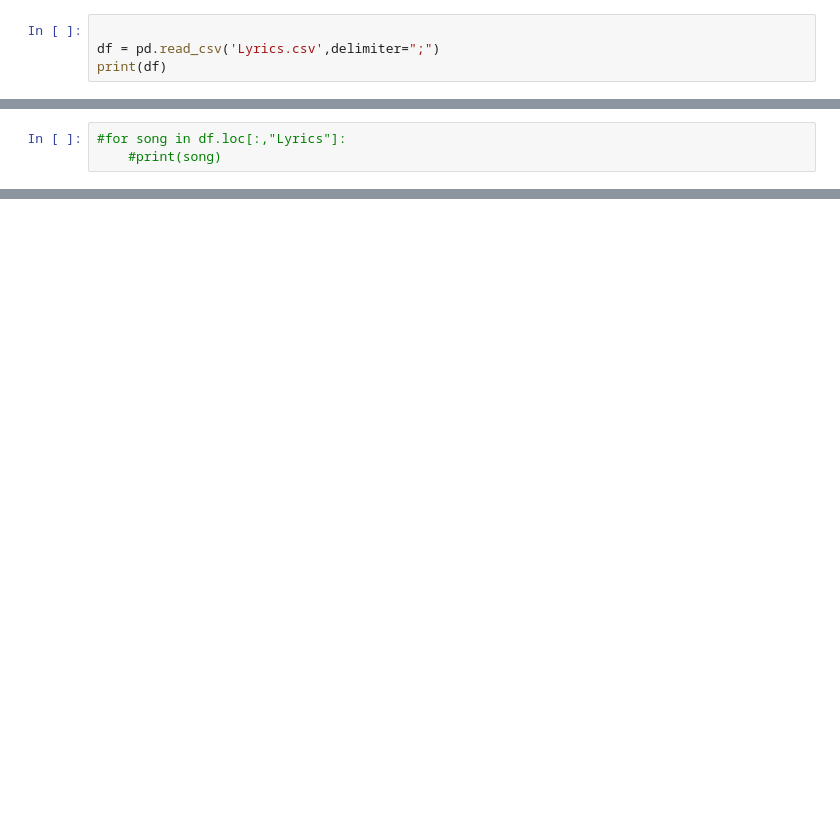
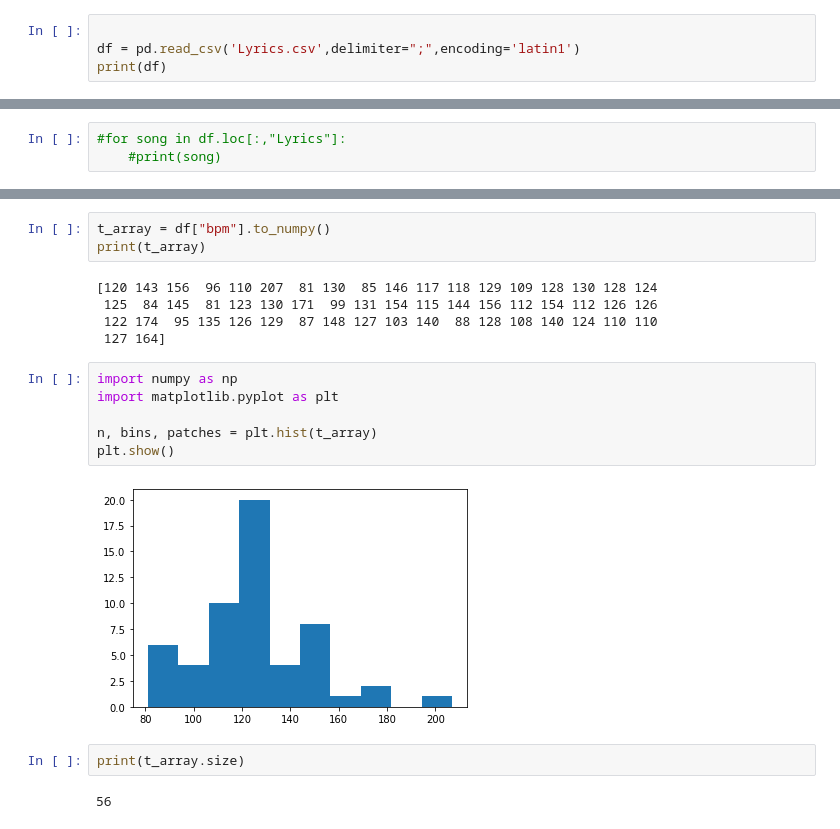
Before and after one commit to ines29/IUI-NLP-Lyrics, a Jupyter notebook: NLP Lyrics.ipynb, the cells around one changed output, grey strips where cells are left out. Drawn from its saved outputs; the diff is of its cells as text; blank space fills up the shorter version.

```diff
--- a/NLP Lyrics.ipynb
+++ b/NLP Lyrics.ipynb
@@ -20,6 +20,6 @@ nltk.download('punkt')
 True
 # %%
 
-df = pd.read_csv('Lyrics.csv',delimiter=";")
+df = pd.read_csv('Lyrics.csv',delimiter=";",encoding='latin1')
 print(df)
 # %% [output]
@@ -122,0 +158,20 @@ Get motivated score:2
+# %%
+t_array = df["bpm"].to_numpy()
+print(t_array)
+# %% [output]
+[120 143 156  96 110 207  81 130  85 146 117 118 129 109 128 130 128 124
+ 125  84 145  81 123 130 171  99 131 154 115 144 156 112 154 112 126 126
+ 122 174  95 135 126 129  87 148 127 103 140  88 128 108 140 124 110 110
+ 127 164]
+# %%
+import numpy as np
+import matplotlib.pyplot as plt
+
+n, bins, patches = plt.hist(t_array)
+plt.show()
+# %% [output]
+[figure, added]
+# %%
+print(t_array.size)
+# %% [output]
+56
```
Also changed, not shown: parts of 8 cells of this notebook, 1 other file.
